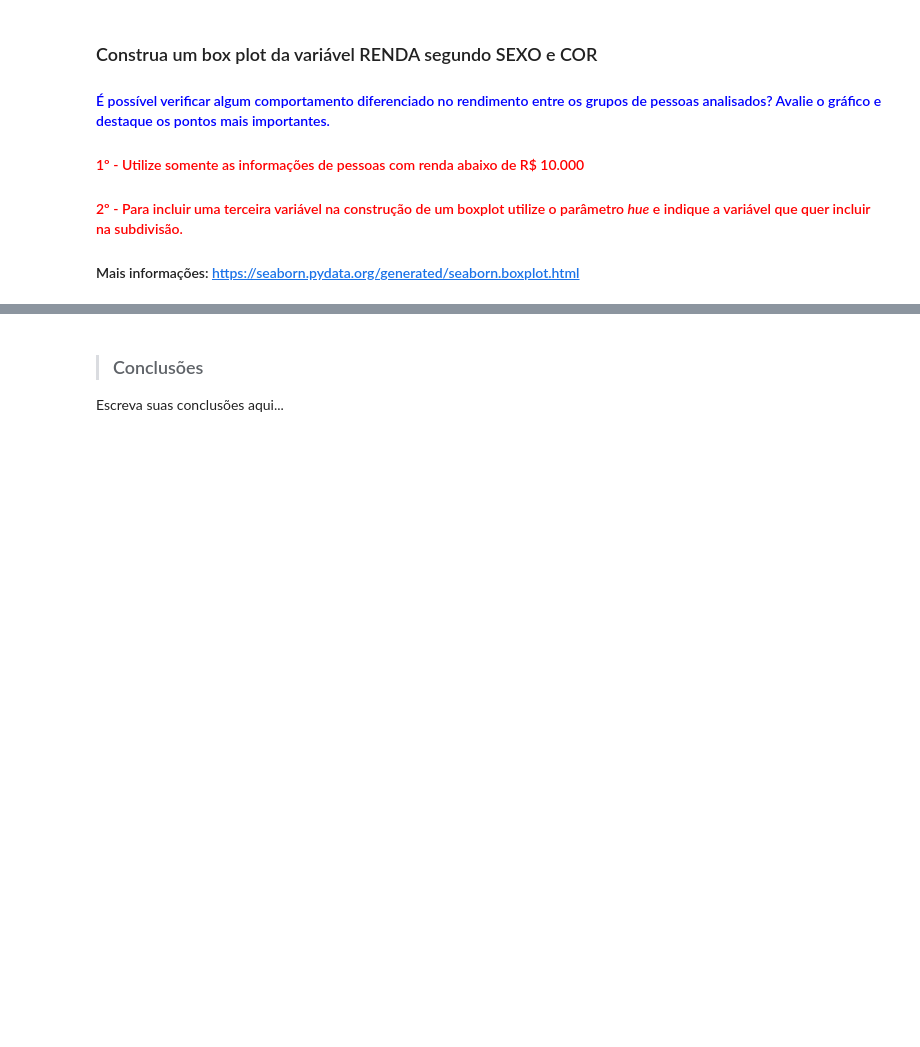
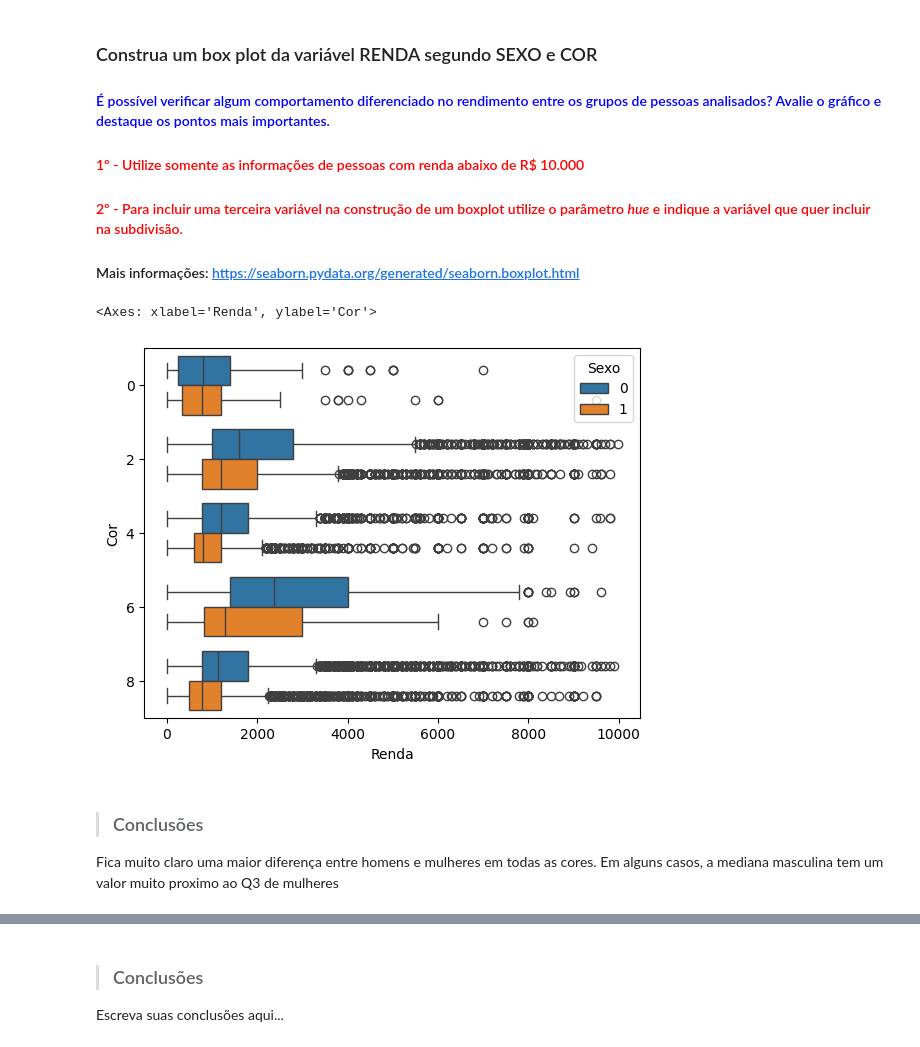
Before and after one commit to cauancalmeida/Data_Science_studies, a Jupyter notebook: Análise_Descritiva_Desafio.ipynb, the cells around one changed output, grey strips where cells are left out. Drawn from its saved outputs; the diff is of its cells as text; code cells hidden in the pictures; blank space fills up the shorter version.

```diff
--- a/Análise_Descritiva_Desafio.ipynb
+++ b/Análise_Descritiva_Desafio.ipynb
@@ -440,3 +443,12 @@ Vemos uma disperção muito grande para mulheres indígenas, ou seja, provavelme
 #### <font color='red'>1º - Utilize somente as informações de pessoas com renda abaixo de R$ 10.000</font>
 #### <font color='red'>2º - Para incluir uma terceira variável na construção de um boxplot utilize o parâmetro <i>hue</i> e indique a variável que quer incluir na subdivisão.</font>
 #### Mais informações: https://seaborn.pydata.org/generated/seaborn.boxplot.html
+# %%
+sns.boxplot(x= 'Renda', y= 'Cor', data=dados.query('Renda < 10000'), hue='Sexo', orient='h')
+# %% [output]
+<Axes: xlabel='Renda', ylabel='Cor'>
+[figure, added]
+# %% [markdown]
+> ### Conclusões
+
+Fica muito claro uma maior diferença entre homens e mulheres em todas as cores. Em alguns casos, a mediana masculina tem um valor muito proximo ao Q3 de mulheres
```
Also changed, not shown: parts of 25 cells of this notebook.
